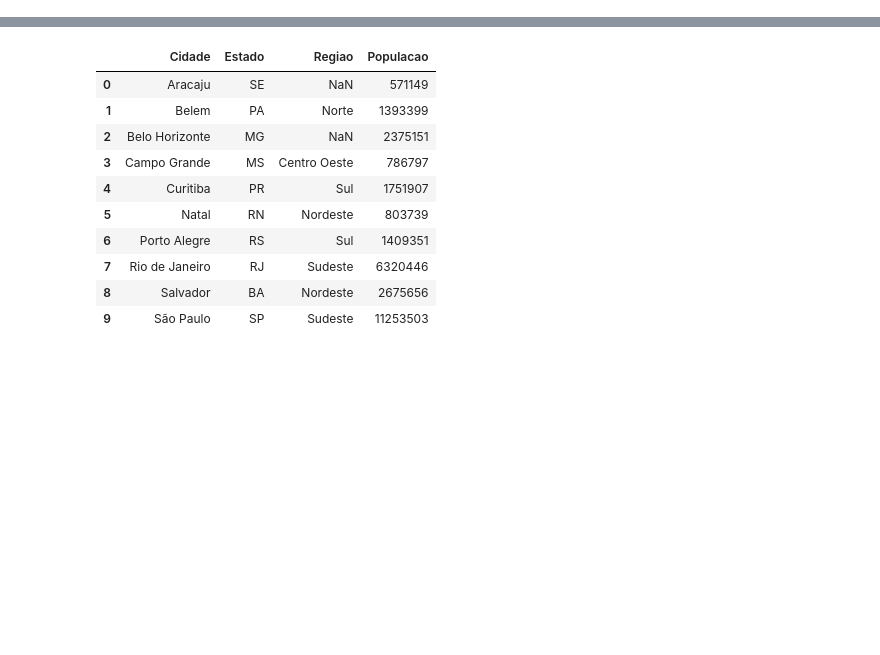
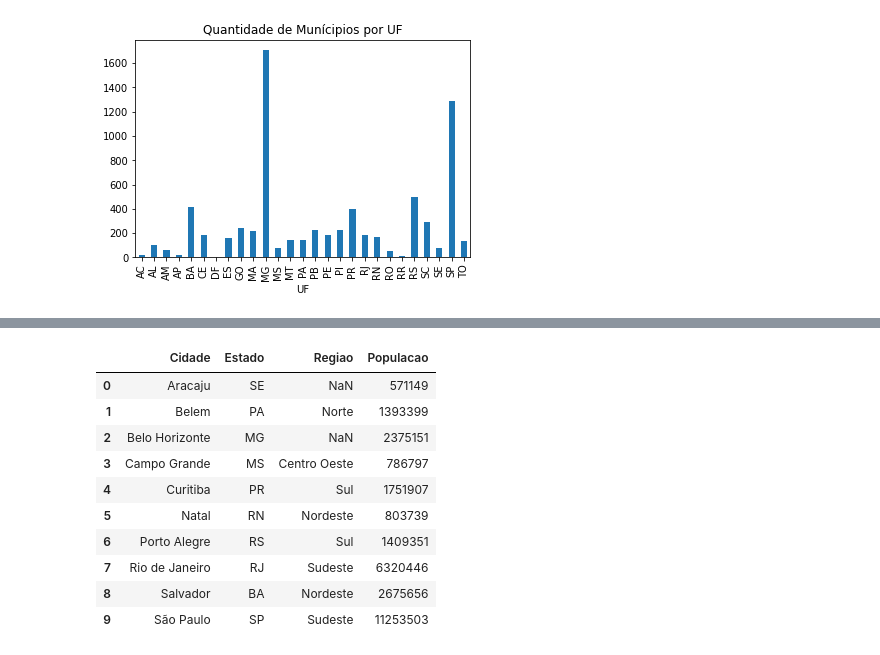
Before and after one commit to Renan023/revisao-e-treino, a Jupyter notebook: Revisão.ipynb, the cells around one changed output, grey strips where cells are left out. Cells and saved outputs as stored; diff of their text form; code cells hidden in the pictures; blank space fills up the shorter version.

```diff
--- a/Revisão.ipynb
+++ b/Revisão.ipynb
@@ -128 +85,5 @@ files
+# %%
+files.groupby('UF')['Qtd Mun'].sum().plot.bar(title='Quantidade de Munícipios por UF');#Representação gráfica da soma
+# %% [output]
+[figure, added]
 # %%
```
Also changed, not shown: parts of 73 cells of this notebook.
